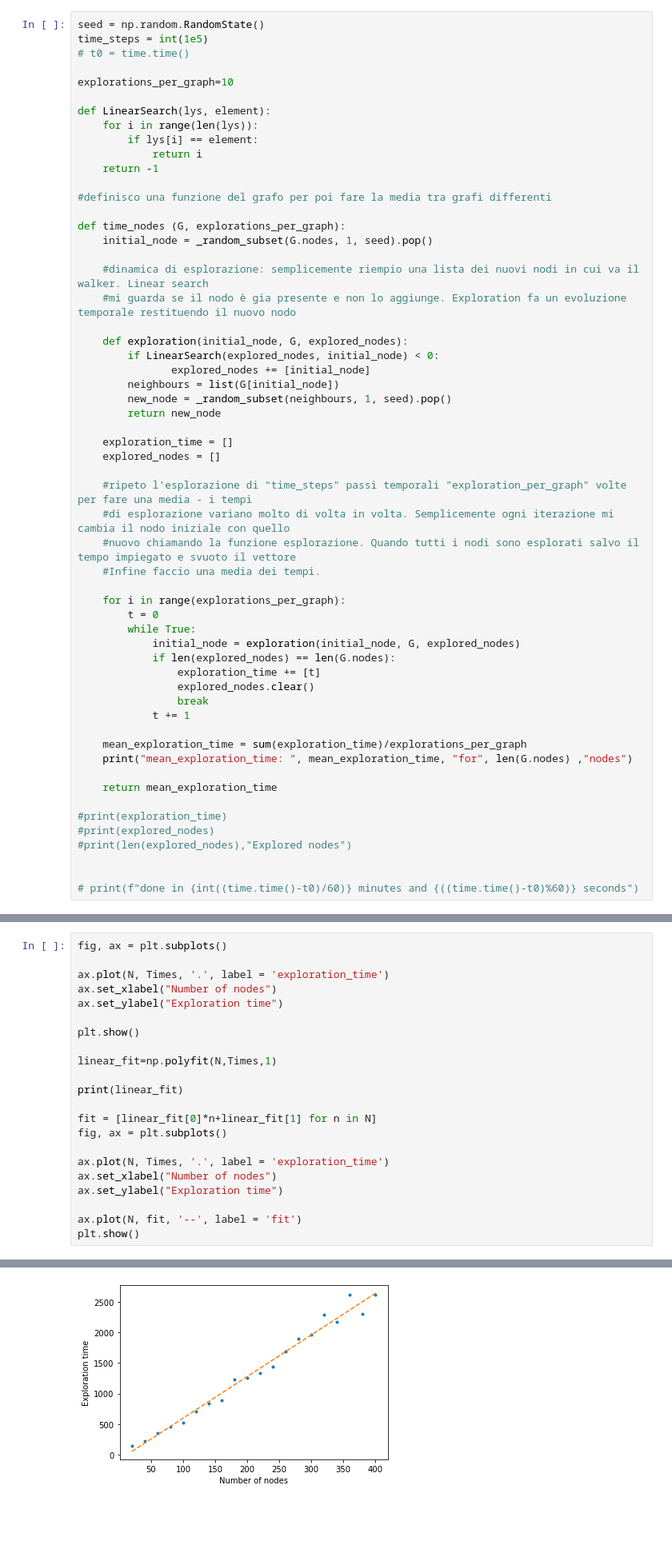
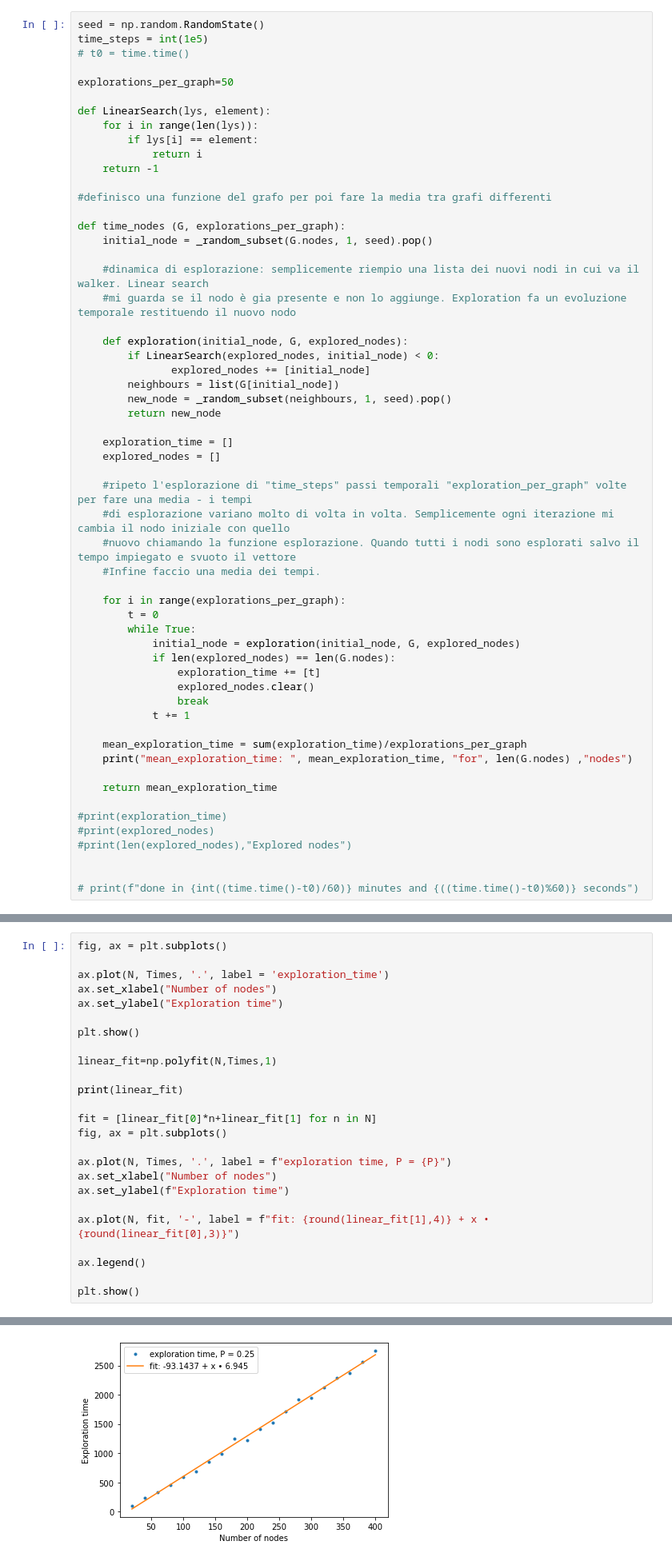
Before and after one commit to Ferri-00/Esame-Complessi, a Jupyter notebook: Exploration.ipynb, the cells around one changed output, grey strips where cells are left out. Shown at 80% size. Drawn from its saved outputs; the diff is of its cells as text; blank space fills up the shorter version.

```diff
--- a/Exploration.ipynb
+++ b/Exploration.ipynb
@@ -89,7 +89,7 @@ seed = np.random.RandomState()
 time_steps = int(1e5)
 # t0 = time.time()
 
-explorations_per_graph=10
+explorations_per_graph=50
 
 def LinearSearch(lys, element):
     for i in range(len(lys)):
@@ -193,10 +193,13 @@ print(linear_fit)
 fit = [linear_fit[0]*n+linear_fit[1] for n in N]
 fig, ax = plt.subplots()
 
-ax.plot(N, Times, '.', label = 'exploration_time')
+ax.plot(N, Times, '.', label = f"exploration time, P = {P}")
 ax.set_xlabel("Number of nodes")
-ax.set_ylabel("Exploration time")
+ax.set_ylabel(f"Exploration time")
 
-ax.plot(N, fit, '--', label = 'fit')
+ax.plot(N, fit, '-', label = f"fit: {round(linear_fit[1],4)} + x • {round(linear_fit[0],3)}")
+
+ax.legend()
+
 plt.show()
 # %% [output]
@@ -205,4 +208,4 @@ plt.show()
-[figure, old version]
+[figure, new version]
 # %% [markdown]
 in funzione di P t(P)
 # %%
```
Also changed, not shown: parts of 8 cells of this notebook.
